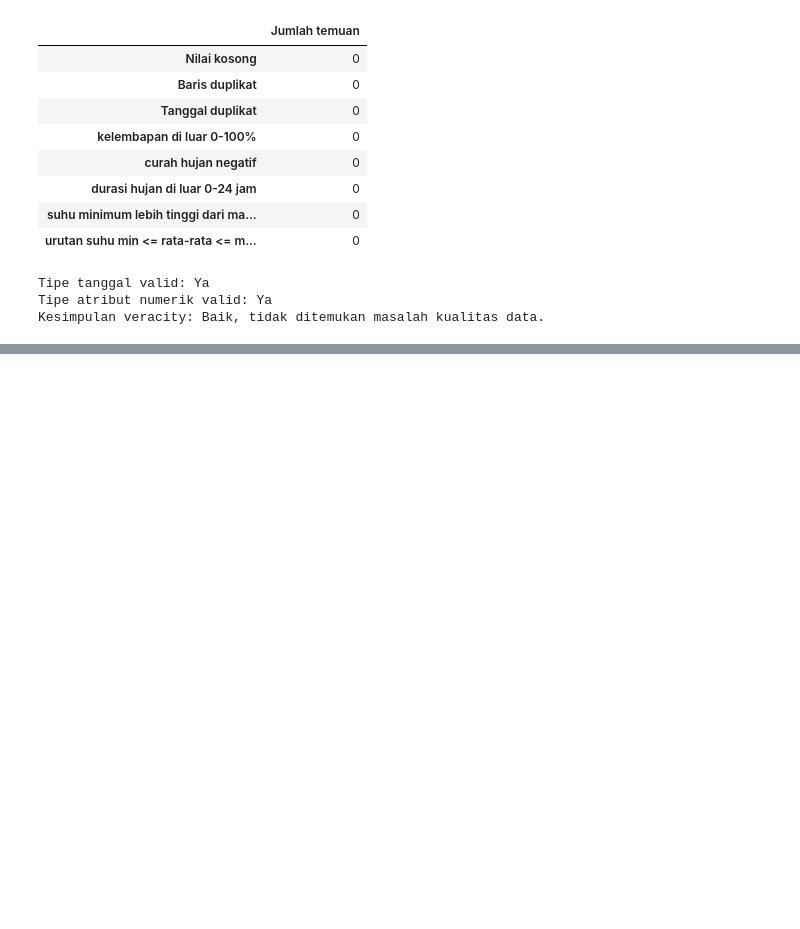
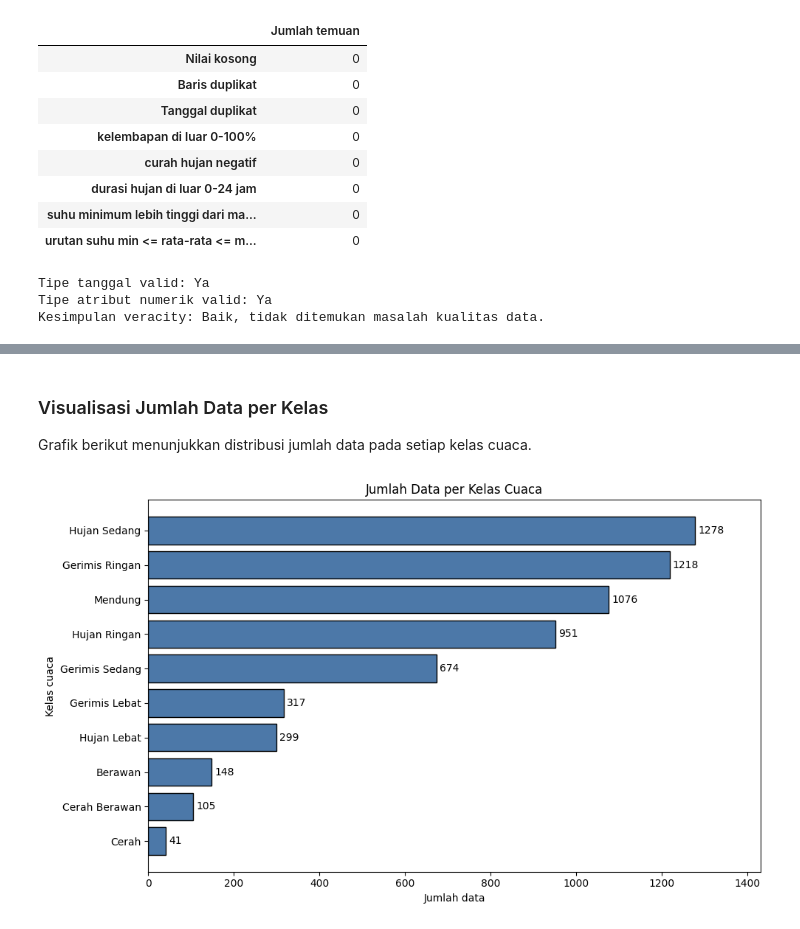
Before and after one commit to tuhu02/weather-prediction, a Jupyter notebook: eda.ipynb, the cells around one changed output, grey strips where cells are left out. Cells and saved outputs as stored; diff of their text form; code cells hidden in the pictures; blank space fills up the shorter version.

```diff
--- a/eda.ipynb
+++ b/eda.ipynb
@@ -221,0 +314,24 @@ Kesimpulan veracity: Baik, tidak ditemukan masalah kualitas data.
+# %% [markdown]
+### Visualisasi Jumlah Data per Kelas
+
+Grafik berikut menunjukkan distribusi jumlah data pada setiap kelas cuaca.
+# %%
+jumlah_data_per_kelas = df["cuaca"].value_counts().sort_values(ascending=True)
+
+fig, ax = plt.subplots(figsize=(10, 6))
+bars = ax.barh(
+    jumlah_data_per_kelas.index,
+    jumlah_data_per_kelas.values,
+    color="#4C78A8",
+    edgecolor="black",
+)
+
+ax.set_title("Jumlah Data per Kelas Cuaca")
+ax.set_xlabel("Jumlah data")
+ax.set_ylabel("Kelas cuaca")
+ax.bar_label(bars, padding=3)
+ax.set_xlim(0, jumlah_data_per_kelas.max() * 1.12)
+plt.tight_layout()
+plt.show()
+# %% [output]
+[figure, added]
```
Also changed, not shown: parts of 9 cells of this notebook.
